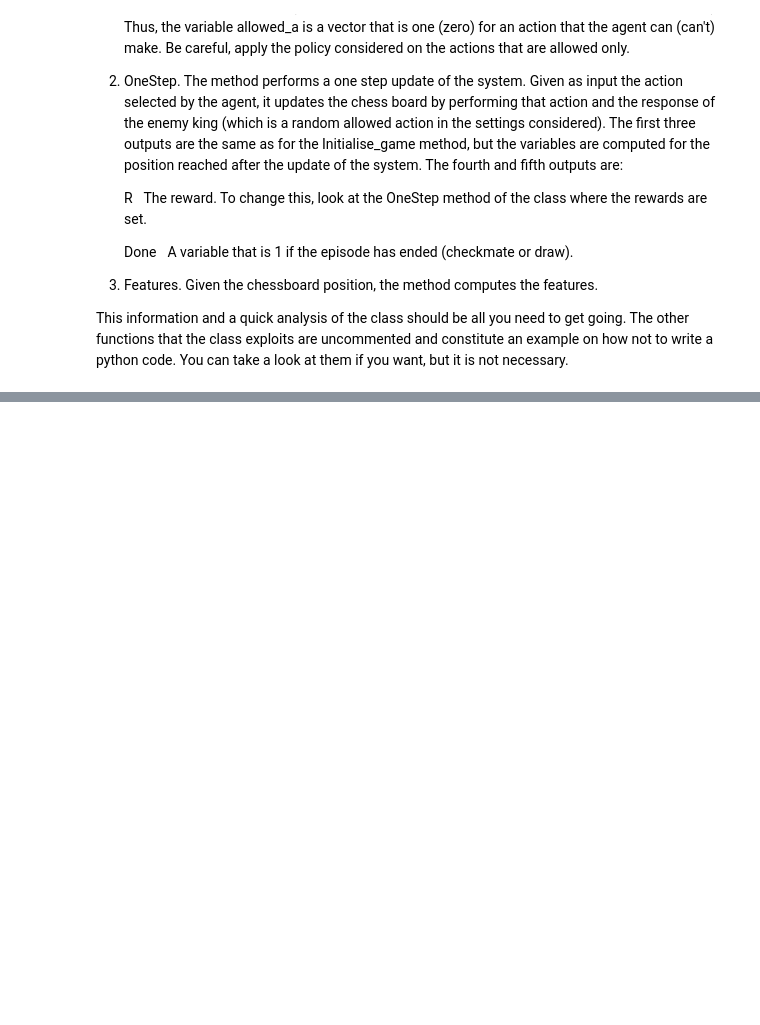
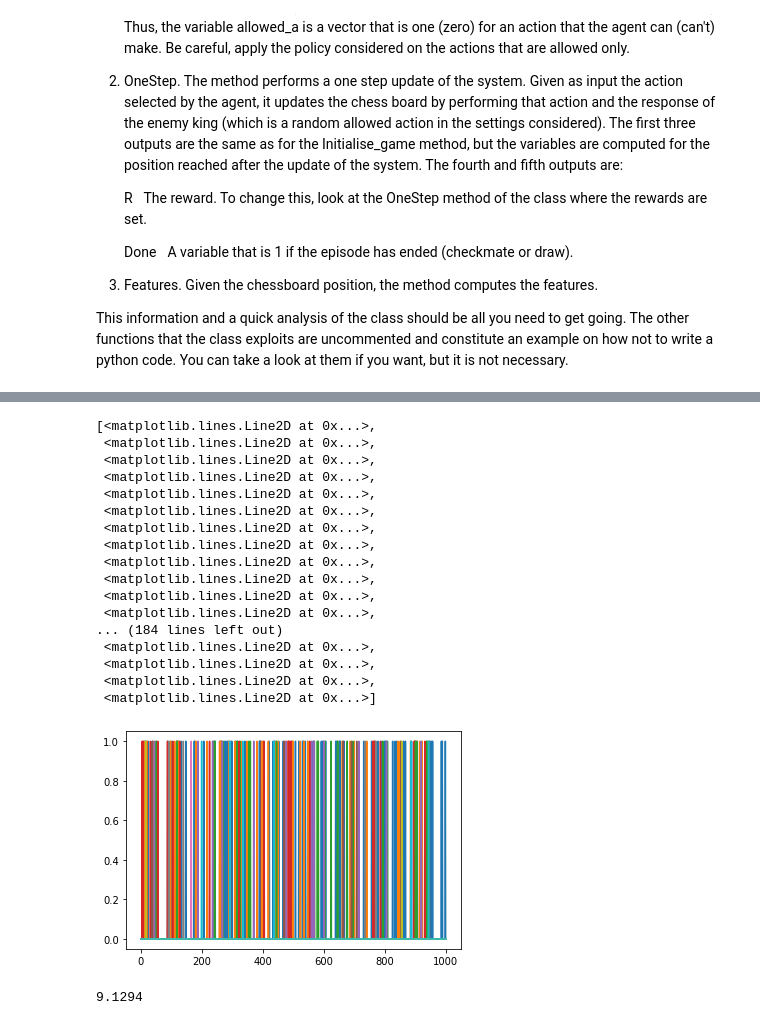
Before and after one commit to ukarag/ReinforcementLearning, a Jupyter notebook: Assignment.ipynb, the cells around one changed output, grey strips where cells are left out. Saved outputs shown, nothing was run; the diff lists cells and outputs as text; code cells hidden in the pictures; blank space fills up the shorter version.

```diff
--- a/Assignment.ipynb
+++ b/Assignment.ipynb
@@ -139,6 +136,8 @@ Random_Agent, Average reward: 0.179 Number of steps:  6.824
 # PLEASE CONSIDER TO USE A MASK OF ONE FOR THE ACTION MADE AND ZERO OTHERWISE IF YOU ARE NOT USING VANILLA GRADIENT DESCENT...
 # WE SUGGEST A NETWORK WITH ONE HIDDEN LAYER WITH SIZE 200.
 
+import tensorflow as tf
+from tensorflow import keras
 
 S,X,allowed_a=env.Initialise_game()
 N_a=np.shape(allowed_a)[0]   # TOTAL NUMBER OF POSSIBLE ACTIONS
@@ -148,7 +147,13 @@ N_h=200                ## NUMBER OF HIDDEN NODES
 
 
 ## INITALISE YOUR NEURAL NETWORK...
-
+init = tf.keras.initializers.HeUniform()
+model = keras.Sequential()
+model.add(keras.layers.Dense(24, input_shape=(np.shape(X)), activation='relu', kernel_initializer=init))
+model.add(keras.layers.Dense(N_h, activation='relu', kernel_initializer=init))
+model.add(keras.layers.Dense(32, activation='linear', kernel_initializer=init))
+model.compile(loss=tf.keras.losses.Huber(), optimizer=tf.keras.optimizers.Adam(lr=0.001), metrics=['accuracy'])
+target_model = model
 
 # HYPERPARAMETERS SUGGESTED (FOR A GRID SIZE OF 4)
 
@@ -157,11 +162,11 @@ beta = 0.00005      # THE PARAMETER SETS HOW QUICKLY THE VALUE OF EPSILON IS DEC
 gamma = 0.85        # THE DISCOUNT FACTOR
 eta = 0.0035        # THE LEARNING RATE
 
-N_episodes = 100000 # THE NUMBER OF GAMES TO BE PLAYED
-
+N_episodes = 5000 # THE NUMBER OF GAMES TO BE PLAYED
+max_T = 200 # maximum number of actions per episode
 # SAVING VARIABLES
-R_save = np.zeros([N_episodes, 1])
-N_moves_save = np.zeros([N_episodes, 1])
+R_save = np.zeros([N_episodes, max_T ])
+N_moves_save = np.zeros([N_episodes])
 
 
 Qtable = np.random.randn(1, N_a)/1000
@@ -262 +273,20 @@ for n in range(N_episodes):
         i += 1  # UPDATE COUNTER FOR NUMBER OF ACTIONS
+# %%
+def EpsilonGreedy_Policy(state, epsilon, allowed_a):
+    allowed_ind,_=np.where(allowed_a==1)
+    Qvalues_allowed = np.take(Qvalues, allowed_ind)
+
+    rand_value=np.random.uniform(0,1)
+    rand_a=rand_value<epsilon
+
+    if rand_a==True:
+        a = np.random.choice(allowed_ind)
+    else:
+        encoded = state
+        encoded_reshaped = encoded.reshape([1, encoded.shape[0]])
+        predicted = model.predict(encoded_reshaped).flatten()
+        predicted_allowed = np.take(predicted, allowed_ind)
+        a_p = np.argmax(predicted_allowed)
+        a = allowed_ind[a_p]
+
+    return a
@@ -262,0 +411,31 @@ for n in range(N_episodes):
+# %%
+import matplotlib.pyplot as plt
+
+fig, ax = plt.subplots(figsize=(6,4))
+ax.xlim=()
+ax.ylim=()
+
+ax.plot(np.linspace(1, N_episodes, num=N_episodes), R_save)
+# %% [output]
+[<matplotlib.lines.Line2D at 0x...>,
+ <matplotlib.lines.Line2D at 0x...>,
+ <matplotlib.lines.Line2D at 0x...>,
+ <matplotlib.lines.Line2D at 0x...>,
+ <matplotlib.lines.Line2D at 0x...>,
+ <matplotlib.lines.Line2D at 0x...>,
+ <matplotlib.lines.Line2D at 0x...>,
+ <matplotlib.lines.Line2D at 0x...>,
+ <matplotlib.lines.Line2D at 0x...>,
+ <matplotlib.lines.Line2D at 0x...>,
+ <matplotlib.lines.Line2D at 0x...>,
+ <matplotlib.lines.Line2D at 0x...>,
+... (184 lines left out)
+ <matplotlib.lines.Line2D at 0x...>,
+ <matplotlib.lines.Line2D at 0x...>,
+ <matplotlib.lines.Line2D at 0x...>,
+ <matplotlib.lines.Line2D at 0x...>]
+[figure, added]
+# %%
+np.average(N_moves_save)
+# %% [output]
+9.1294
```
Also changed, not shown: parts of 7 cells of this notebook.
